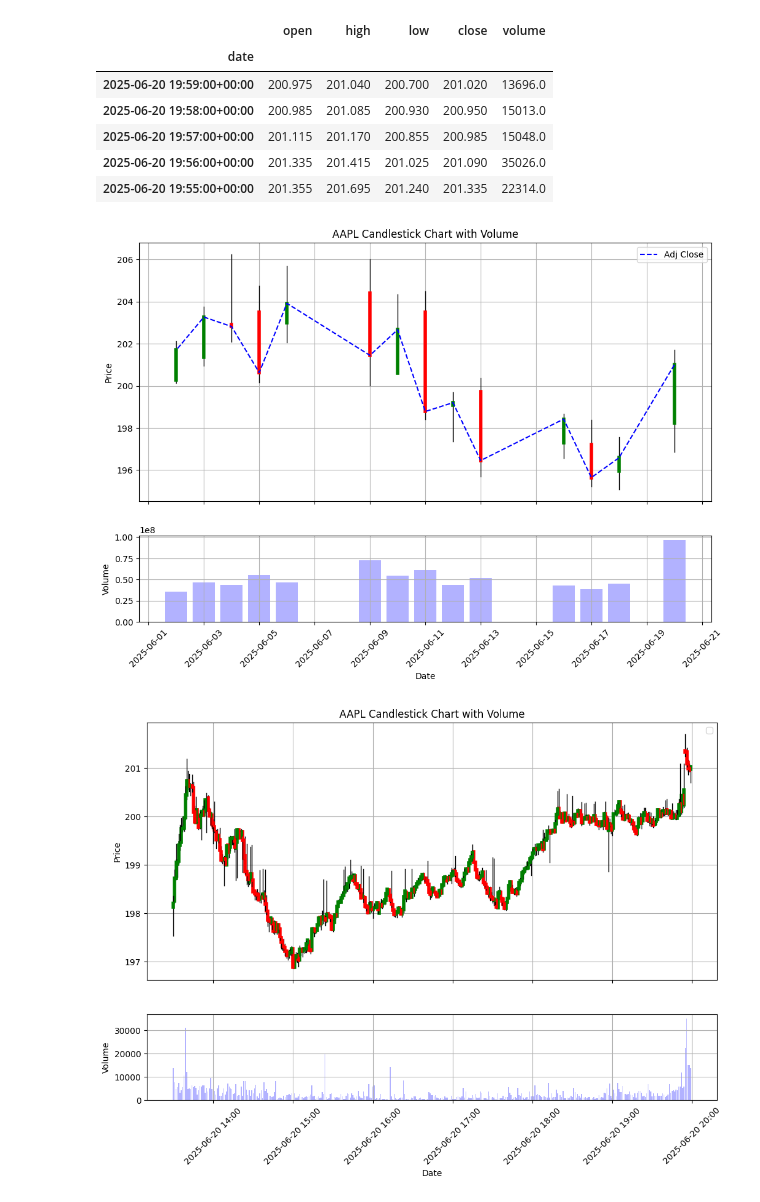
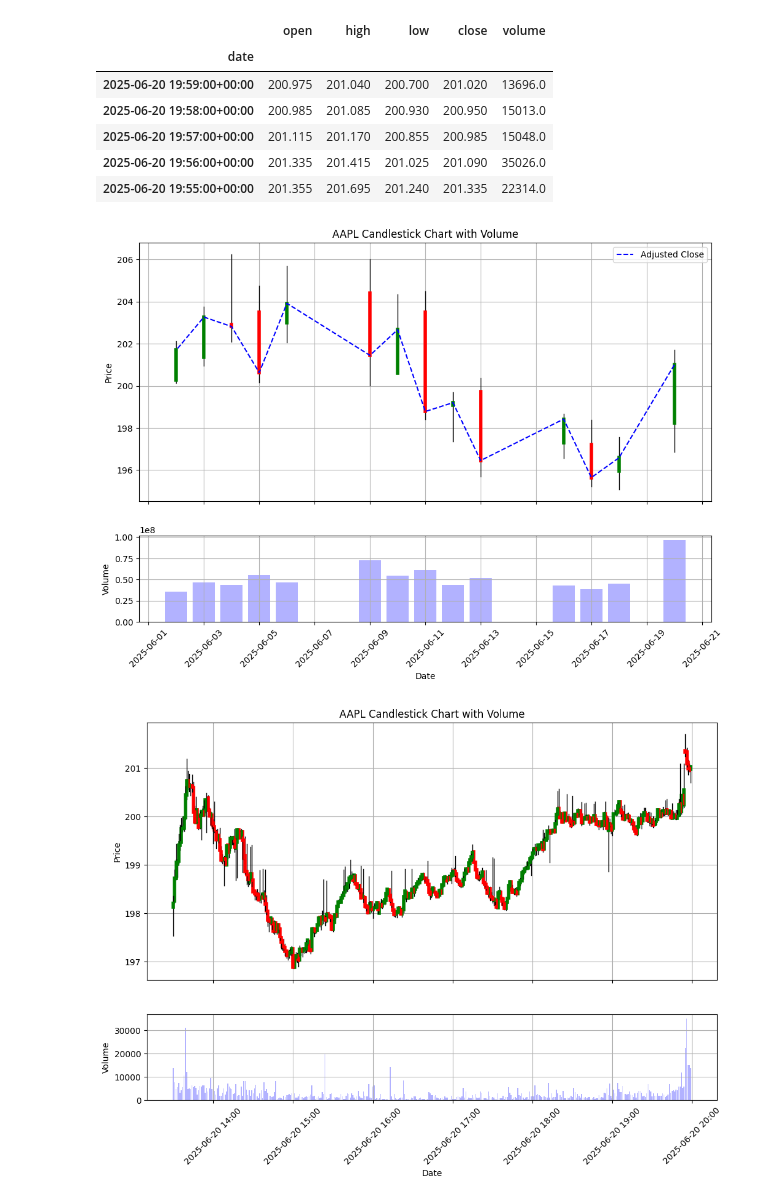
Before and after one commit to Lawrence2005/Finovax-Quantitative-Researcher-Internship-Summer-2025, a Jupyter notebook: Financial-Data-API-Research-Week1/findings.ipynb, the cells around one changed output. Saved outputs shown, nothing was run; the diff lists cells and outputs as text; code cells hidden in the pictures.

```diff
--- a/Financial-Data-API-Research-Week1/findings.ipynb
+++ b/Financial-Data-API-Research-Week1/findings.ipynb
@@ -95,35 +94,35 @@ fig, (ax_price, ax_vol) = plt.subplots(
 # ---- Plot Candlestick ----
 for date, row in df_daily.iterrows():
     o, h, l, c = row["open"], row["high"], row["low"], row["close"]
 
     color = "green" if c >= o else "red"
 
     # Wick
     ax_price.plot([date, date], [l, h], color="black", linewidth=1)
     # Body
     ax_price.plot([date, date], [o, c], color=color, linewidth=4)
 
 # ---- Plot Adjusted Close ----
-ax_price.plot(df_daily.index, df_daily['adjClose'], color='blue', label='Adj Close', linestyle='--')
+ax_price.plot(df_daily.index, df_daily['adjClose'], color='blue', label='Adjusted Close', linestyle='--')
 
 # ---- Plot Volume ----
 ax_vol.bar(df_daily.index, df_daily["volume"], color="blue", alpha=0.3)
 
 # ---- Format X-axis ----
 ax_vol.xaxis.set_major_formatter(mdates.DateFormatter("%Y-%m-%d"))
 ax_vol.xaxis.set_major_locator(mdates.AutoDateLocator())
 plt.xticks(rotation=45)
 
 # Labels and Grid
 ax_price.set(title="AAPL Candlestick Chart with Volume", ylabel="Price")
 ax_price.legend()
 ax_vol.set(xlabel="Date", ylabel="Volume")
 ax_price.grid(True)
 ax_vol.grid(True)
 
 plt.show()
 # %% [output]
-[figure, old version]
+[figure, new version]
 # %%
 # Plotting AAPL Intraday Data with Line Chart
 # Create a figure with 2 subplots (share the x-axis)
```
Also changed, not shown: parts of 2 cells of this notebook, 1 other file.
